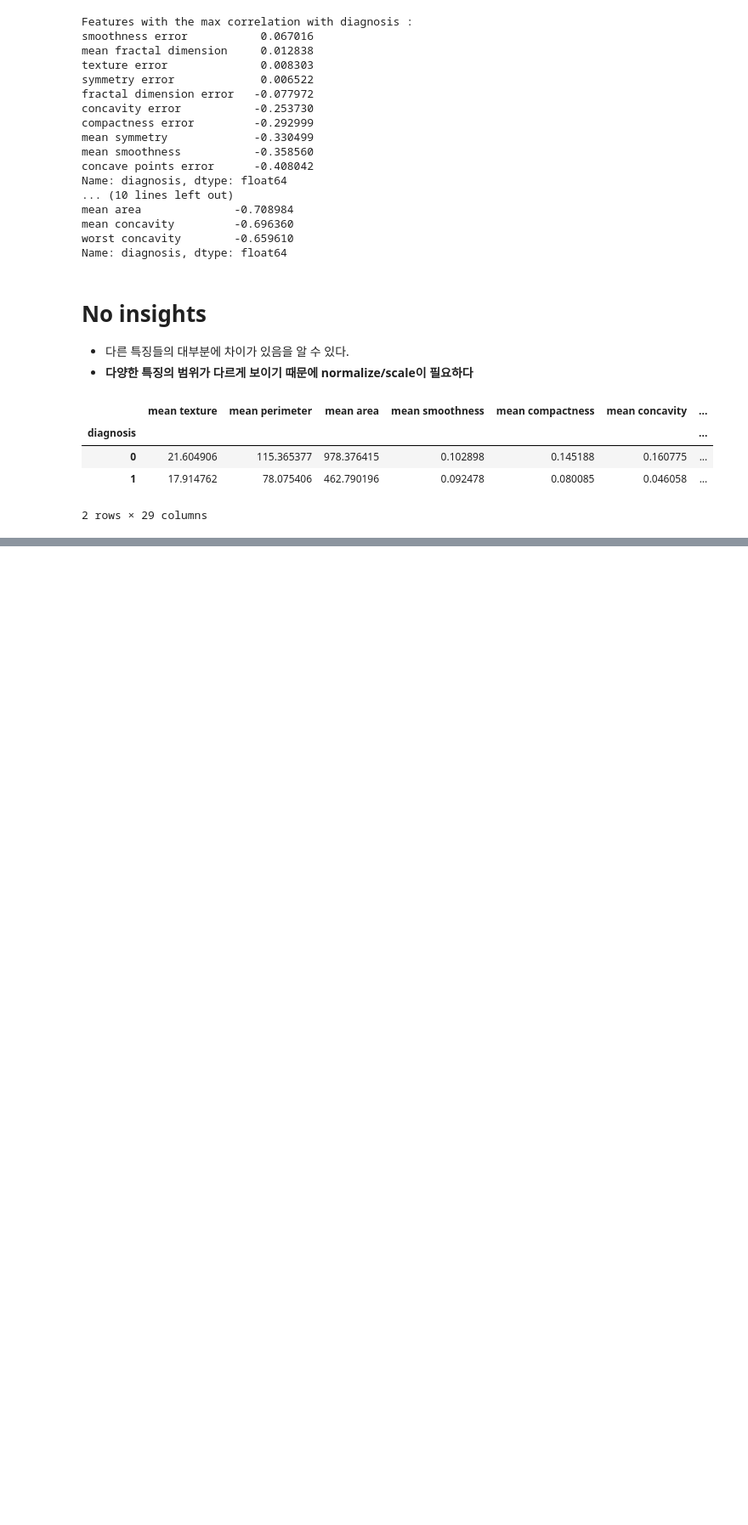
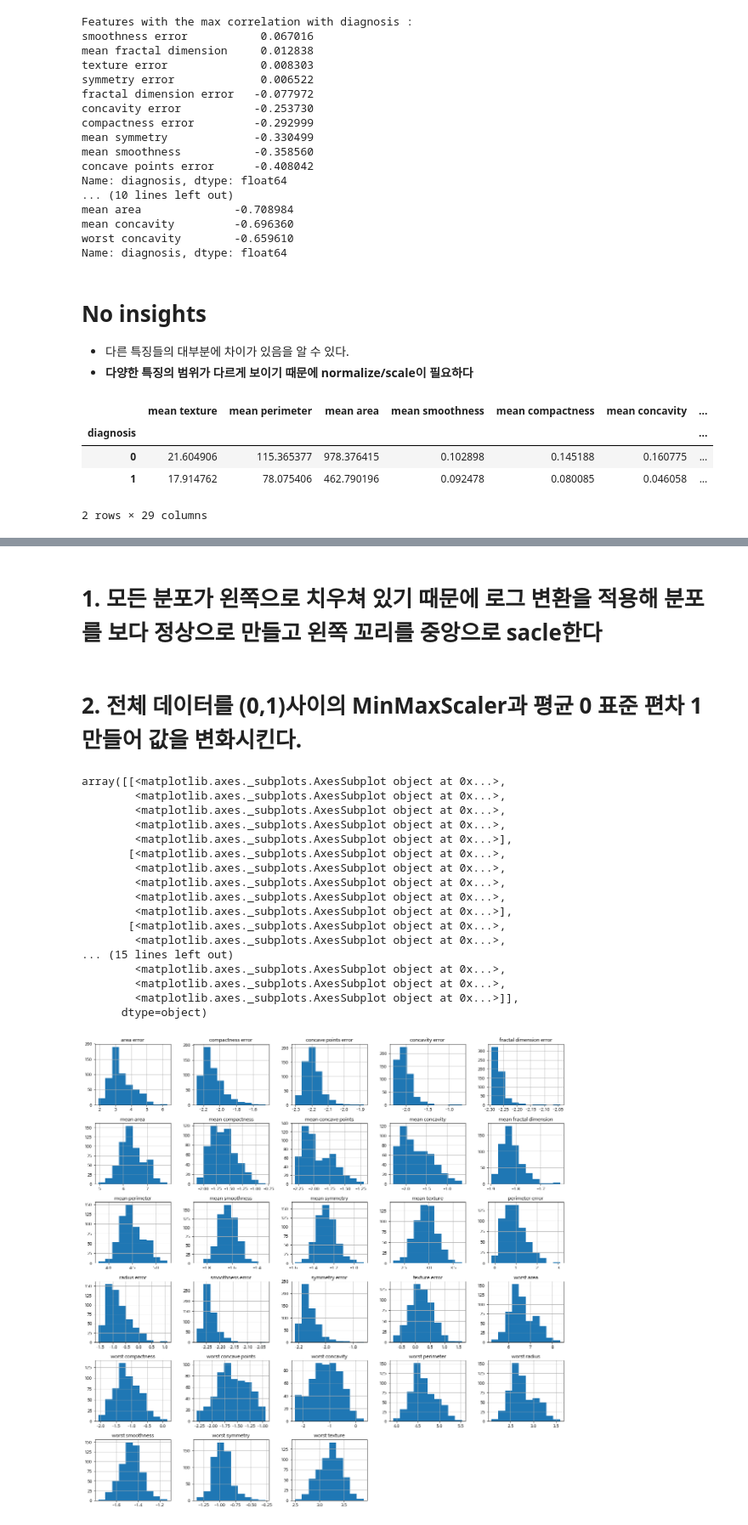
Before and after one commit to b8goal/TensorFlow, a Jupyter notebook: 데이터분석/HW3_의사결정나무/Untitled.ipynb, the cells around one changed output, grey strips where cells are left out. Shown: that part at 85% size. Cells and saved outputs as stored; diff of their text form; code cells hidden in the pictures; blank space fills up the shorter version.

```diff
--- a/데이터분석/HW3_의사결정나무/Untitled.ipynb
+++ b/데이터분석/HW3_의사결정나무/Untitled.ipynb
@@ -156,0 +171,32 @@ Text(0.5, 1.0, 'Diagnosis VS Mean of symmetry_worst')
+# %% [markdown]
+# 1. 모든 분포가 왼쪽으로 치우쳐 있기 때문에 로그 변환을 적용해 분포를 보다 정상으로 만들고 왼쪽 꼬리를 중앙으로 sacle한다
+# %% [markdown]
+# 2. 전체 데이터를 (0,1)사이의 MinMaxScaler과 평균 0 표준 편차 1 만들어 값을 변화시킨다.
+# %%
+y = data.loc[:,'diagnosis']
+X = data.iloc[:,2:-1]
+
+X_log = X.apply(lambda x: np.log(x + 0.1))
+
+scaler = MinMaxScaler()
+X_scaled = scaler.fit_transform(X_log)
+X_log.hist(figsize = (20,20))
+# %% [output]
+array([[<matplotlib.axes._subplots.AxesSubplot object at 0x...>,
+        <matplotlib.axes._subplots.AxesSubplot object at 0x...>,
+        <matplotlib.axes._subplots.AxesSubplot object at 0x...>,
+        <matplotlib.axes._subplots.AxesSubplot object at 0x...>,
+        <matplotlib.axes._subplots.AxesSubplot object at 0x...>],
+       [<matplotlib.axes._subplots.AxesSubplot object at 0x...>,
+        <matplotlib.axes._subplots.AxesSubplot object at 0x...>,
+        <matplotlib.axes._subplots.AxesSubplot object at 0x...>,
+        <matplotlib.axes._subplots.AxesSubplot object at 0x...>,
+        <matplotlib.axes._subplots.AxesSubplot object at 0x...>],
+       [<matplotlib.axes._subplots.AxesSubplot object at 0x...>,
+        <matplotlib.axes._subplots.AxesSubplot object at 0x...>,
+... (15 lines left out)
+        <matplotlib.axes._subplots.AxesSubplot object at 0x...>,
+        <matplotlib.axes._subplots.AxesSubplot object at 0x...>,
+        <matplotlib.axes._subplots.AxesSubplot object at 0x...>]],
+      dtype=object)
+[figure, added]
```
Also changed, not shown: parts of 17 cells of this notebook, 1 other file.
